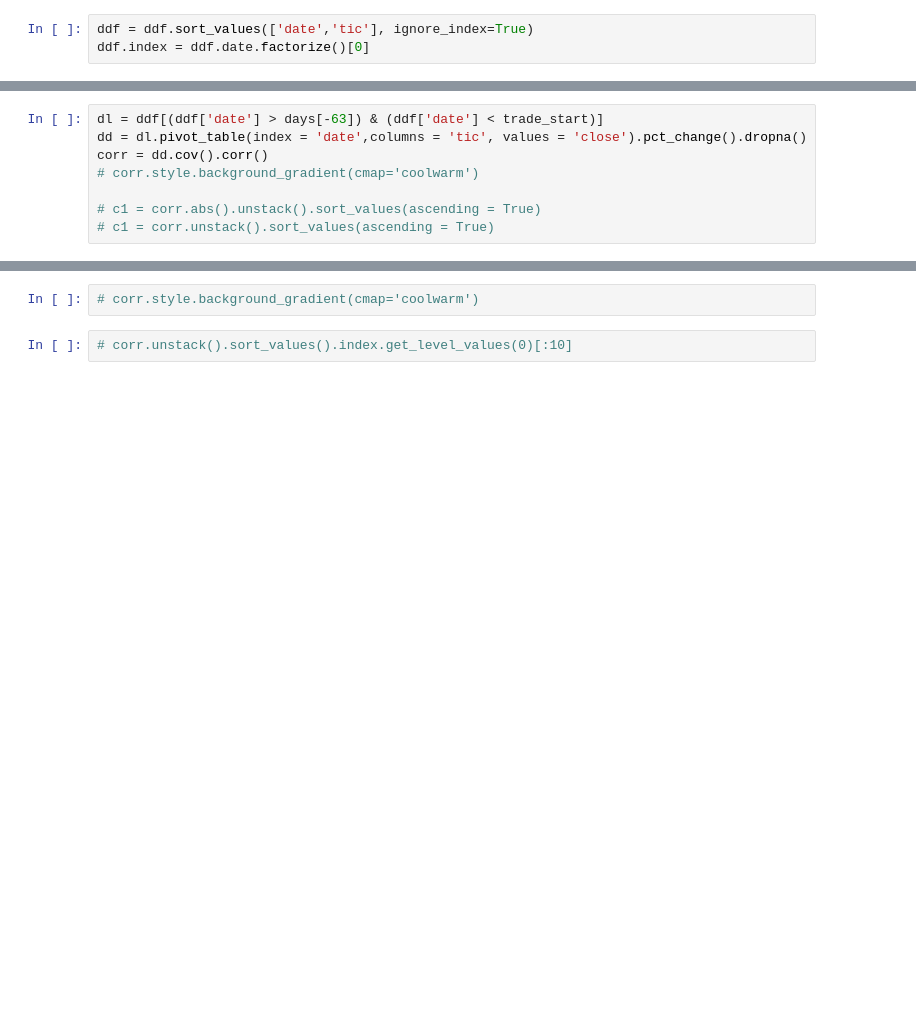
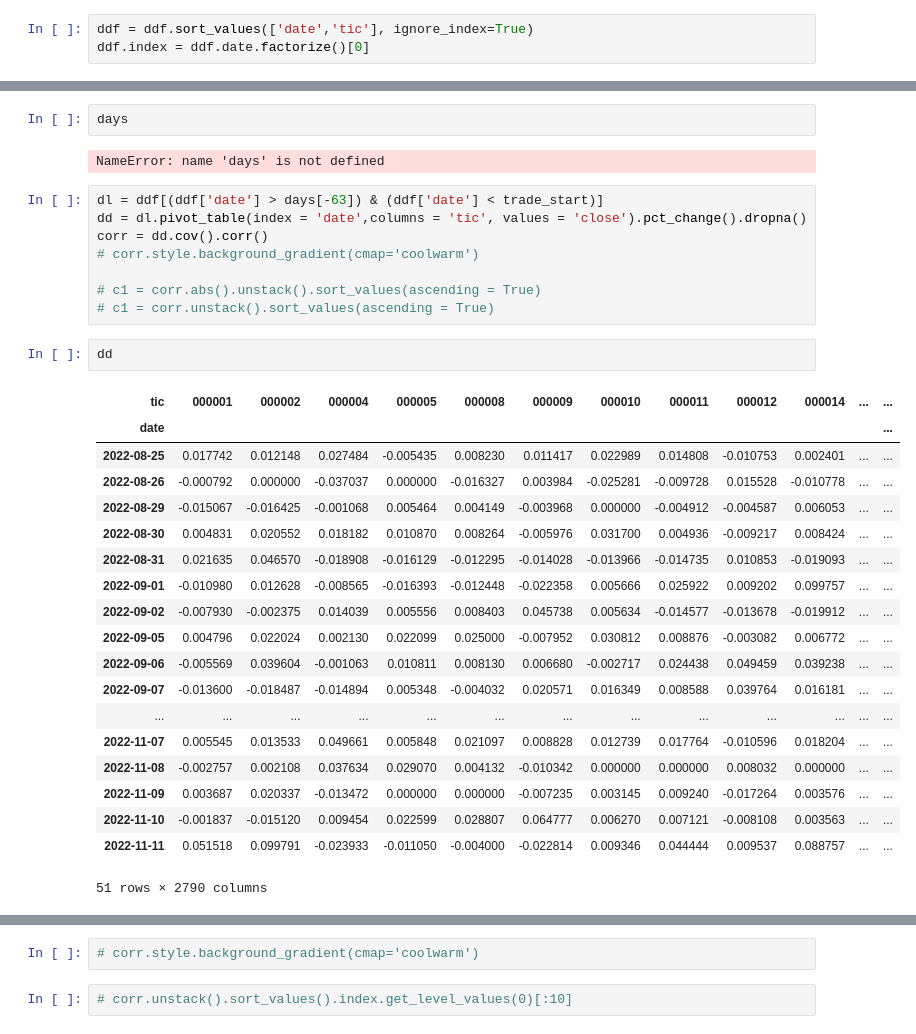
Before and after one commit to xtwxfxk/left5, a Jupyter notebook: stock/xx-with-bt.ipynb, the cells around one changed output, grey strips where cells are left out. Cells and saved outputs as stored; diff of their text form; blank space fills up the shorter version.

```diff
--- a/stock/xx-with-bt.ipynb
+++ b/stock/xx-with-bt.ipynb
@@ -61,3 +63,7 @@ days.shape
+# %%
+days
+# %% [output]
+NameError: name 'days' is not defined
 # %%
 dl = ddf[(ddf['date'] > days[-63]) & (ddf['date'] < trade_start)]
 dd = dl.pivot_table(index = 'date',columns = 'tic', values = 'close').pct_change().dropna()
@@ -66,3 +72,25 @@ corr = dd.cov().corr()
 
 # c1 = corr.abs().unstack().sort_values(ascending = True)
 # c1 = corr.unstack().sort_values(ascending = True)
+# %%
+dd
+# %% [output]
+| tic | 000001 | 000002 | 000004 | 000005 | 000008 | 000009 | 000010 | 000011 | 000012 | 000014 | ... | ... |
+| date |  |  |  |  |  |  |  |  |  |  |  | ... |
+| 2022-08-25 | 0.017742 | 0.012148 | 0.027484 | -0.005435 | 0.008230 | 0.011417 | 0.022989 | 0.014808 | -0.010753 | 0.002401 | ... | ... |
+| 2022-08-26 | -0.000792 | 0.000000 | -0.037037 | 0.000000 | -0.016327 | 0.003984 | -0.025281 | -0.009728 | 0.015528 | -0.010778 | ... | ... |
+| 2022-08-29 | -0.015067 | -0.016425 | -0.001068 | 0.005464 | 0.004149 | -0.003968 | 0.000000 | -0.004912 | -0.004587 | 0.006053 | ... | ... |
+| 2022-08-30 | 0.004831 | 0.020552 | 0.018182 | 0.010870 | 0.008264 | -0.005976 | 0.031700 | 0.004936 | -0.009217 | 0.008424 | ... | ... |
+| 2022-08-31 | 0.021635 | 0.046570 | -0.018908 | -0.016129 | -0.012295 | -0.014028 | -0.013966 | -0.014735 | 0.010853 | -0.019093 | ... | ... |
+| 2022-09-01 | -0.010980 | 0.012628 | -0.008565 | -0.016393 | -0.012448 | -0.022358 | 0.005666 | 0.025922 | 0.009202 | 0.099757 | ... | ... |
+| 2022-09-02 | -0.007930 | -0.002375 | 0.014039 | 0.005556 | 0.008403 | 0.045738 | 0.005634 | -0.014577 | -0.013678 | -0.019912 | ... | ... |
+| 2022-09-05 | 0.004796 | 0.022024 | 0.002130 | 0.022099 | 0.025000 | -0.007952 | 0.030812 | 0.008876 | -0.003082 | 0.006772 | ... | ... |
+| 2022-09-06 | -0.005569 | 0.039604 | -0.001063 | 0.010811 | 0.008130 | 0.006680 | -0.002717 | 0.024438 | 0.049459 | 0.039238 | ... | ... |
+| 2022-09-07 | -0.013600 | -0.018487 | -0.014894 | 0.005348 | -0.004032 | 0.020571 | 0.016349 | 0.008588 | 0.039764 | 0.016181 | ... | ... |
+| ... | ... | ... | ... | ... | ... | ... | ... | ... | ... | ... | ... | ... |
+| 2022-11-07 | 0.005545 | 0.013533 | 0.049661 | 0.005848 | 0.021097 | 0.008828 | 0.012739 | 0.017764 | -0.010596 | 0.018204 | ... | ... |
+| 2022-11-08 | -0.002757 | 0.002108 | 0.037634 | 0.029070 | 0.004132 | -0.010342 | 0.000000 | 0.000000 | 0.008032 | 0.000000 | ... | ... |
+| 2022-11-09 | 0.003687 | 0.020337 | -0.013472 | 0.000000 | 0.000000 | -0.007235 | 0.003145 | 0.009240 | -0.017264 | 0.003576 | ... | ... |
+| 2022-11-10 | -0.001837 | -0.015120 | 0.009454 | 0.022599 | 0.028807 | 0.064777 | 0.006270 | 0.007121 | -0.008108 | 0.003563 | ... | ... |
+| 2022-11-11 | 0.051518 | 0.099791 | -0.023933 | -0.011050 | -0.004000 | -0.022814 | 0.009346 | 0.044444 | 0.009537 | 0.088757 | ... | ... |
+51 rows × 2790 columns
```
Also changed, not shown: parts of 23 cells of this notebook, 9 other files.
